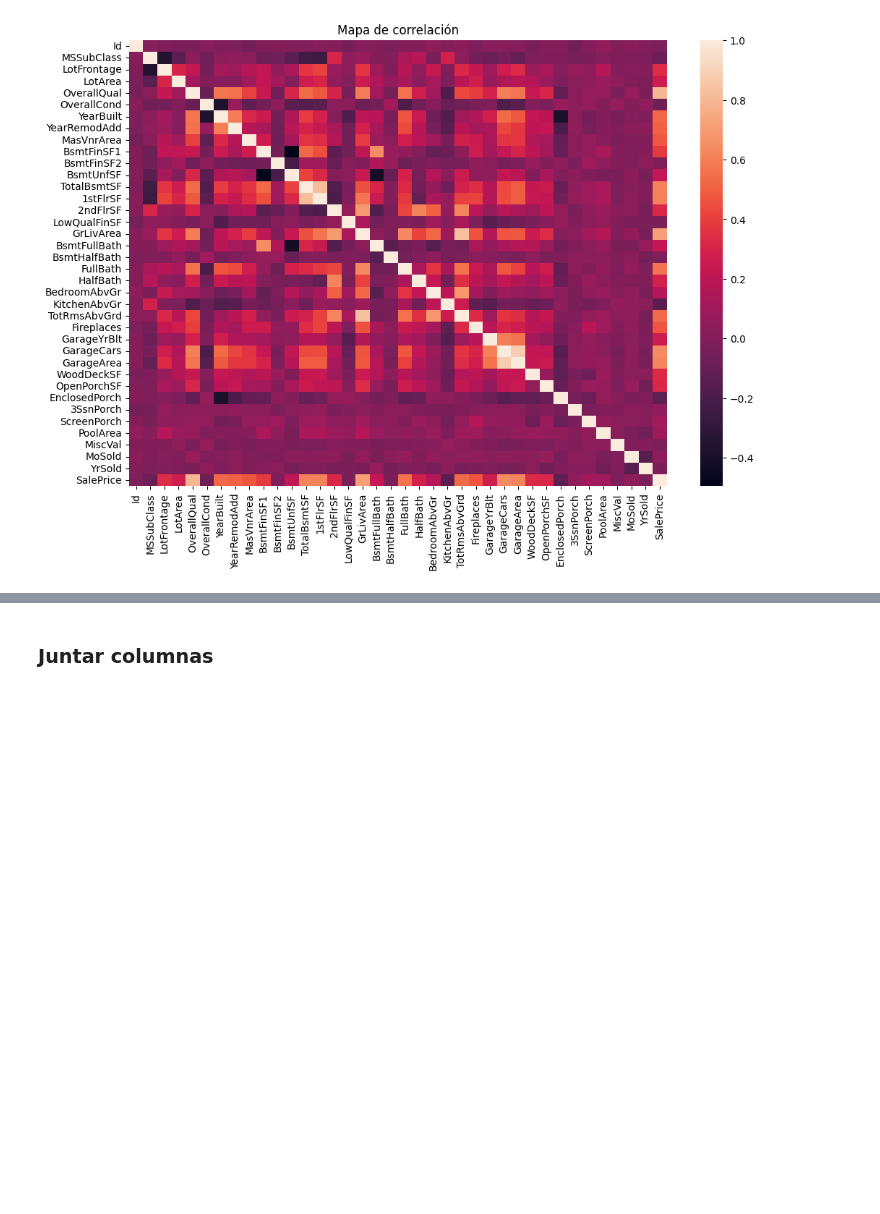
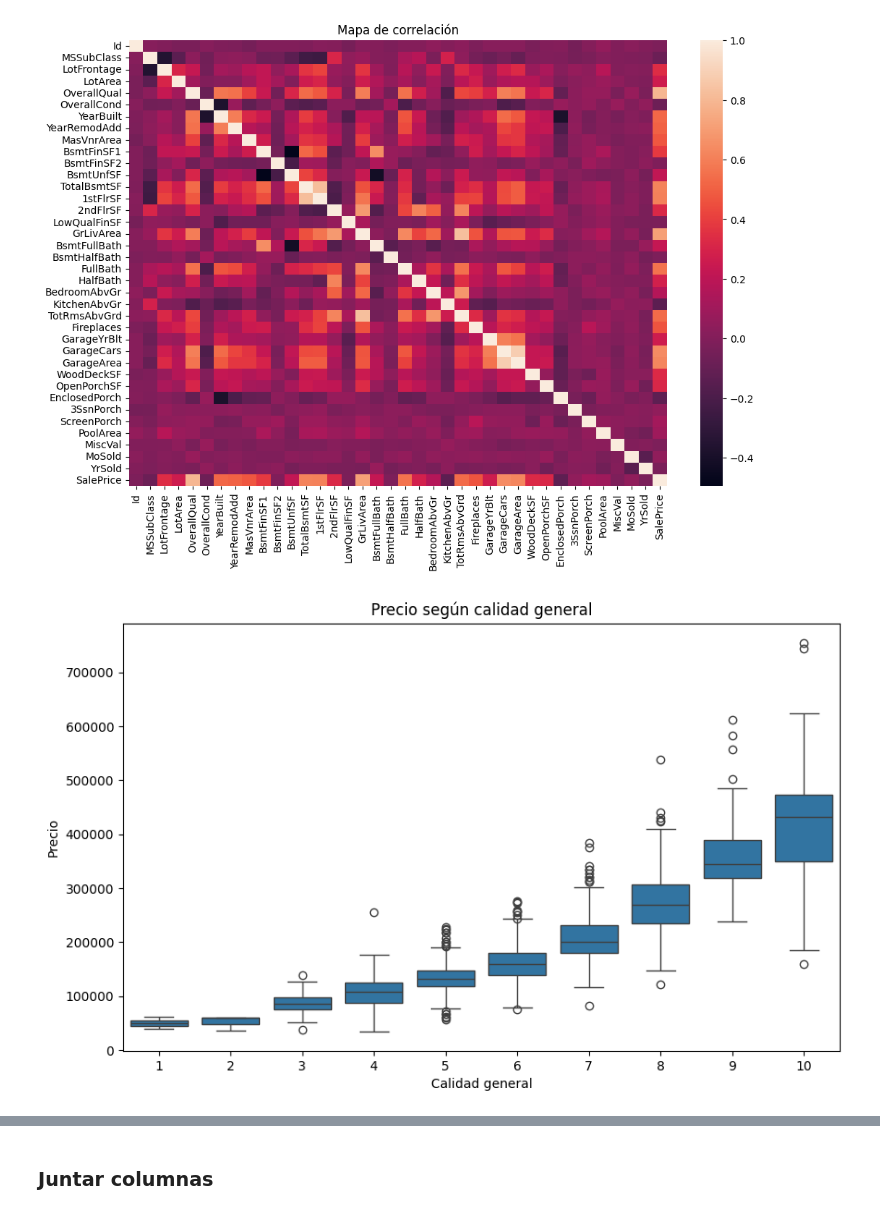
Before and after one commit to contactodiegovega/Precios-vivienda, a Jupyter notebook: notebooks/preprocesamiento.ipynb, the cells around one changed output, grey strips where cells are left out. Drawn from its saved outputs; the diff is of its cells as text; code cells hidden in the pictures; blank space fills up the shorter version.

```diff
--- a/notebooks/preprocesamiento.ipynb
+++ b/notebooks/preprocesamiento.ipynb
@@ -335,3 +335,19 @@ plt.title('Mapa de correlación')
 plt.show()
 # %% [output]
 [figure]
+# %%
+plt.figure(figsize=(10,6))
+
+sns.boxplot(
+    x=df_train_2['OverallQual'],
+    y=df_train_2['SalePrice']
+)
+
+plt.title('Precio según calidad general')
+
+plt.xlabel('Calidad general')
+plt.ylabel('Precio')
+
+plt.show()
+# %% [output]
+[figure, added]
```
Also changed, not shown: parts of 4 cells of this notebook.
